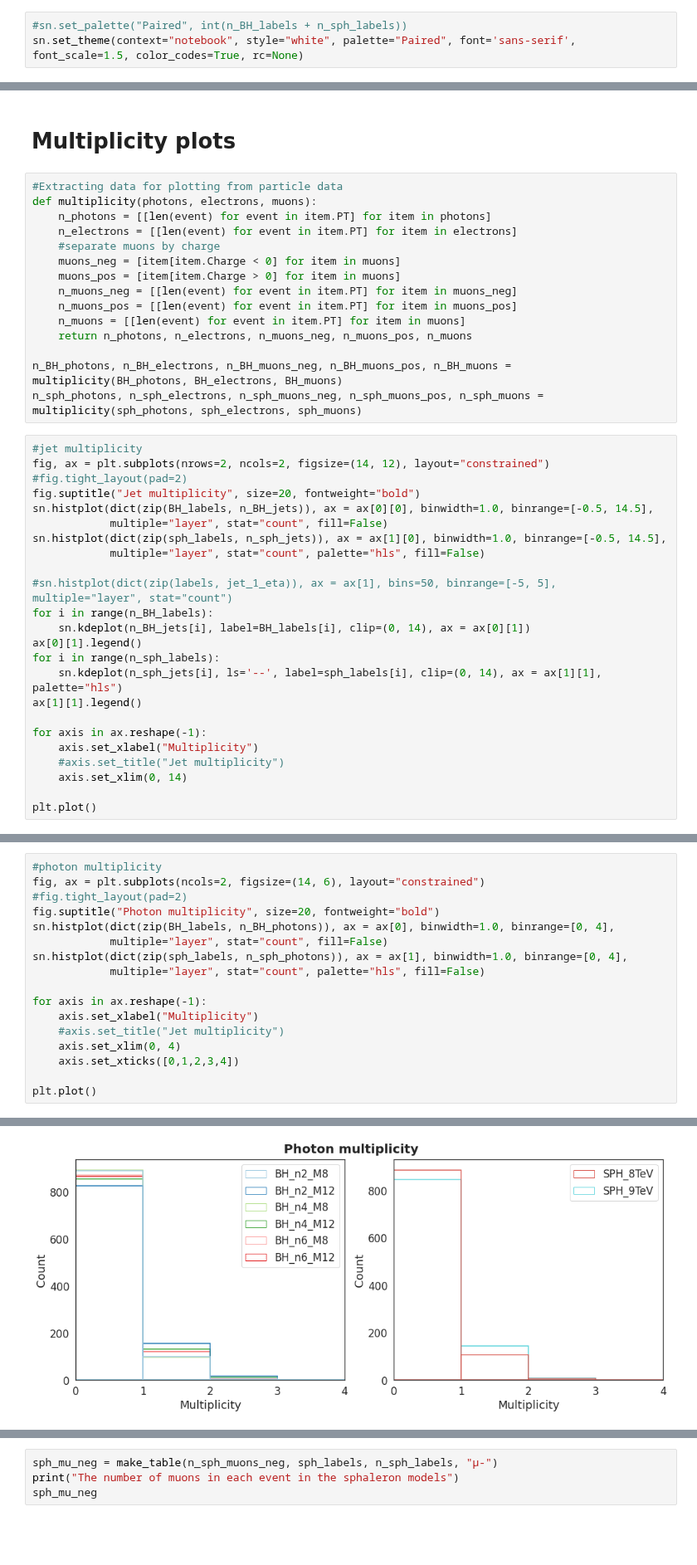
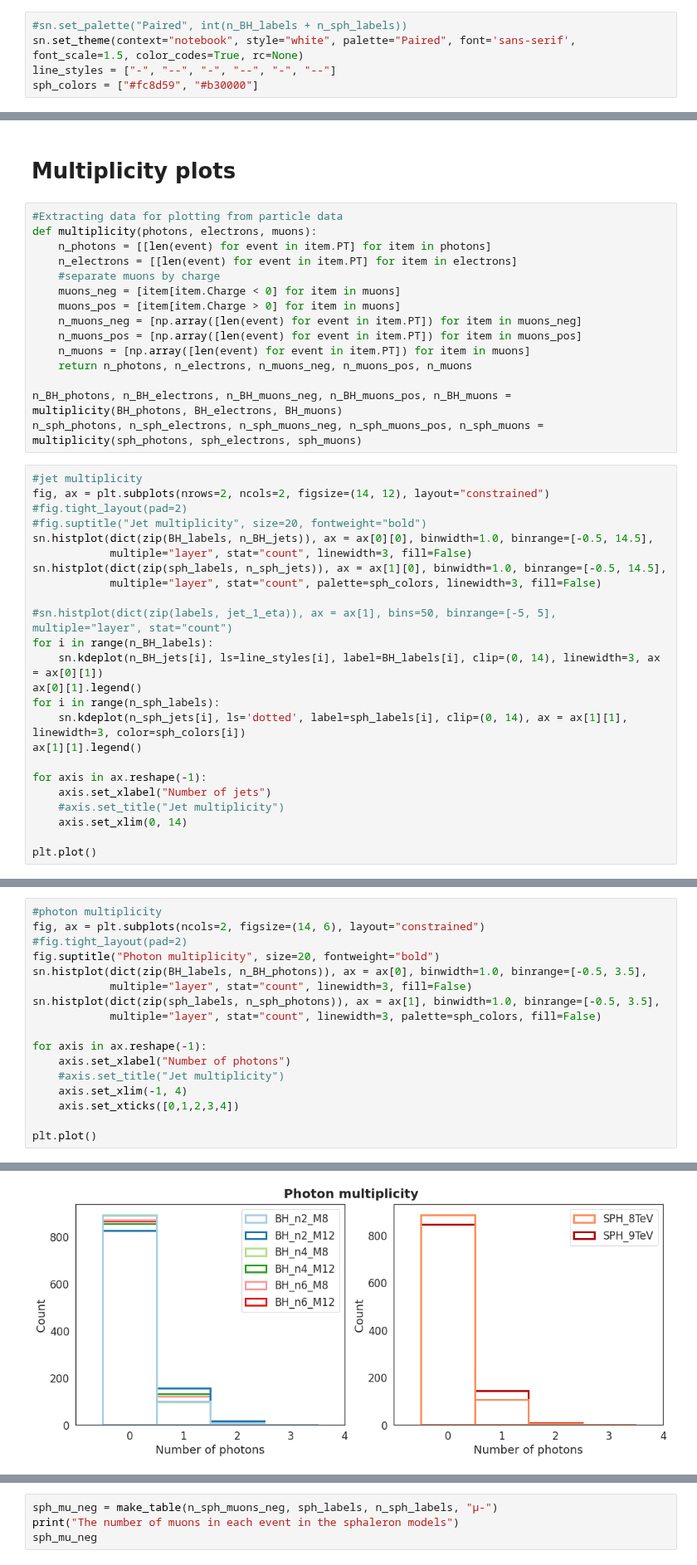
Before and after one commit to choisant/imcalML, a Jupyter notebook: notebooks/BH_analysis.ipynb, the cells around one changed output, grey strips where cells are left out. Shown at 83% size. Cells and saved outputs as stored; diff of their text form; blank space fills up the shorter version.

```diff
--- a/notebooks/BH_analysis.ipynb
+++ b/notebooks/BH_analysis.ipynb
@@ -90,6 +90,8 @@ sph_jets, n_sph_jets, sph_jet1_PT, sph_jet1_eta = jet_data(sph_jets)
 # %%
 #sn.set_palette("Paired", int(n_BH_labels + n_sph_labels))
 sn.set_theme(context="notebook", style="white", palette="Paired", font='sans-serif', font_scale=1.5, color_codes=True, rc=None)
+line_styles = ["-", "--", "-", "--", "-", "--"]
+sph_colors = ["#fc8d59", "#b30000"]
 # %%
 #jet information
 fig, ax = plt.subplots(ncols=2, figsize=(18,8))
@@ -127,9 +129,9 @@ def multiplicity(photons, electrons, muons):
     #separate muons by charge
     muons_neg = [item[item.Charge < 0] for item in muons]
     muons_pos = [item[item.Charge > 0] for item in muons]
-    n_muons_neg = [[len(event) for event in item.PT] for item in muons_neg]
-    n_muons_pos = [[len(event) for event in item.PT] for item in muons_pos]
-    n_muons = [[len(event) for event in item.PT] for item in muons]
+    n_muons_neg = [np.array([len(event) for event in item.PT]) for item in muons_neg]
+    n_muons_pos = [np.array([len(event) for event in item.PT]) for item in muons_pos]
+    n_muons = [np.array([len(event) for event in item.PT]) for item in muons]
     return n_photons, n_electrons, n_muons_neg, n_muons_pos, n_muons
 
 n_BH_photons, n_BH_electrons, n_BH_muons_neg, n_BH_muons_pos, n_BH_muons = multiplicity(BH_photons, BH_electrons, BH_muons)
@@ -138,22 +140,22 @@ n_sph_photons, n_sph_electrons, n_sph_muons_neg, n_sph_muons_pos, n_sph_muons =
 #jet multiplicity
 fig, ax = plt.subplots(nrows=2, ncols=2, figsize=(14, 12), layout="constrained")
 #fig.tight_layout(pad=2)
-fig.suptitle("Jet multiplicity", size=20, fontweight="bold")
+#fig.suptitle("Jet multiplicity", size=20, fontweight="bold")
 sn.histplot(dict(zip(BH_labels, n_BH_jets)), ax = ax[0][0], binwidth=1.0, binrange=[-0.5, 14.5],
-            multiple="layer", stat="count", fill=False)
+            multiple="layer", stat="count", linewidth=3, fill=False)
 sn.histplot(dict(zip(sph_labels, n_sph_jets)), ax = ax[1][0], binwidth=1.0, binrange=[-0.5, 14.5],
-            multiple="layer", stat="count", palette="hls", fill=False)
+            multiple="layer", stat="count", palette=sph_colors, linewidth=3, fill=False)
 
 #sn.histplot(dict(zip(labels, jet_1_eta)), ax = ax[1], bins=50, binrange=[-5, 5], multiple="layer", stat="count")
 for i in range(n_BH_labels):
-    sn.kdeplot(n_BH_jets[i], label=BH_labels[i], clip=(0, 14), ax = ax[0][1])
+    sn.kdeplot(n_BH_jets[i], ls=line_styles[i], label=BH_labels[i], clip=(0, 14), linewidth=3, ax = ax[0][1])
 ax[0][1].legend()
 for i in range(n_sph_labels):
-    sn.kdeplot(n_sph_jets[i], ls='--', label=sph_labels[i], clip=(0, 14), ax = ax[1][1], palette="hls")
+    sn.kdeplot(n_sph_jets[i], ls='dotted', label=sph_labels[i], clip=(0, 14), ax = ax[1][1], linewidth=3, color=sph_colors[i])
 ax[1][1].legend()
 
 for axis in ax.reshape(-1):
-    axis.set_xlabel("Multiplicity")
+    axis.set_xlabel("Number of jets")
     #axis.set_title("Jet multiplicity")
     axis.set_xlim(0, 14)
 
@@ -164,23 +166,23 @@ plt.plot()
 # %%
 #photon multiplicity
 fig, ax = plt.subplots(ncols=2, figsize=(14, 6), layout="constrained")
 #fig.tight_layout(pad=2)
 fig.suptitle("Photon multiplicity", size=20, fontweight="bold")
-sn.histplot(dict(zip(BH_labels, n_BH_photons)), ax = ax[0], binwidth=1.0, binrange=[0, 4],
-            multiple="layer", stat="count", fill=False)
-sn.histplot(dict(zip(sph_labels, n_sph_photons)), ax = ax[1], binwidth=1.0, binrange=[0, 4],
-            multiple="layer", stat="count", palette="hls", fill=False)
+sn.histplot(dict(zip(BH_labels, n_BH_photons)), ax = ax[0], binwidth=1.0, binrange=[-0.5, 3.5],
+            multiple="layer", stat="count", linewidth=3, fill=False)
+sn.histplot(dict(zip(sph_labels, n_sph_photons)), ax = ax[1], binwidth=1.0, binrange=[-0.5, 3.5],
+            multiple="layer", stat="count", linewidth=3, palette=sph_colors, fill=False)
 
 for axis in ax.reshape(-1):
-    axis.set_xlabel("Multiplicity")
+    axis.set_xlabel("Number of photons")
     #axis.set_title("Jet multiplicity")
-    axis.set_xlim(0, 4)
+    axis.set_xlim(-1, 4)
     axis.set_xticks([0,1,2,3,4])
 
 plt.plot()
 # %% [output]
 []
-[figure, old version]
+[figure, new version]
 # %%
 #muon multiplicity
 
```
Also changed, not shown: parts of 6 cells of this notebook, 10 other files.
